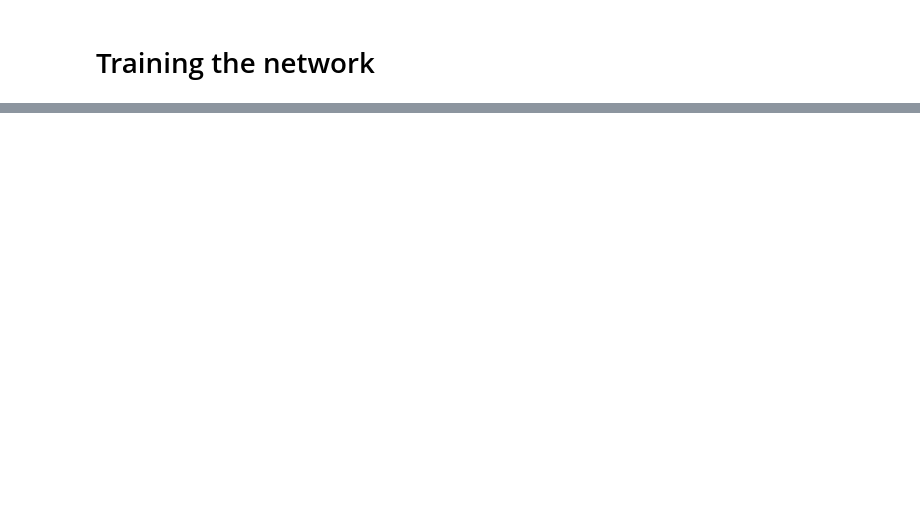
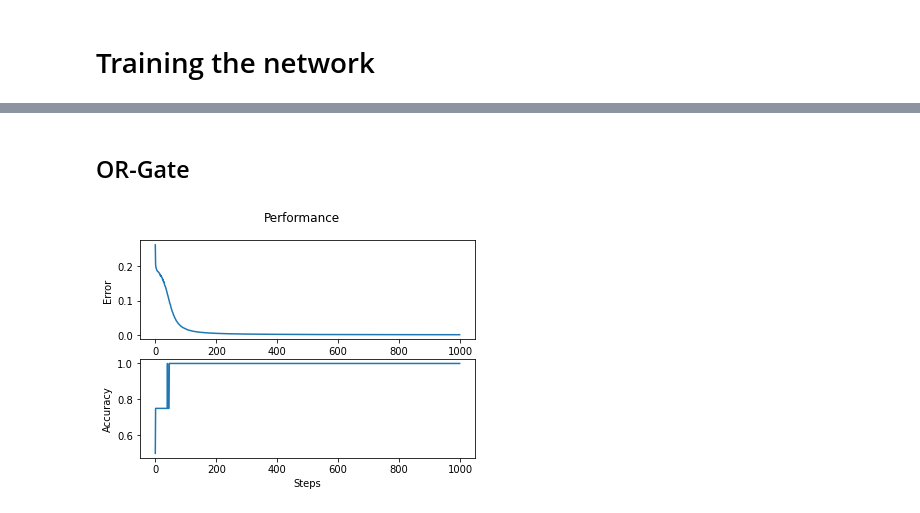
Before and after one commit to Maxoz99/ANNs-TensorFlow, a Jupyter notebook: Homework02/homework02.ipynb, the cells around one changed output, grey strips where cells are left out. Cells and saved outputs as stored; diff of their text form; code cells hidden in the pictures; blank space fills up the shorter version.

```diff
--- a/Homework02/homework02.ipynb
+++ b/Homework02/homework02.ipynb
@@ -154,0 +198,6 @@ plt.show()
+# %% [markdown]
+## OR-Gate
+# %%
+train(t_or, x)
+# %% [output]
+[figure, added]
```
Also changed, not shown: parts of 17 cells of this notebook, 2 other files.
